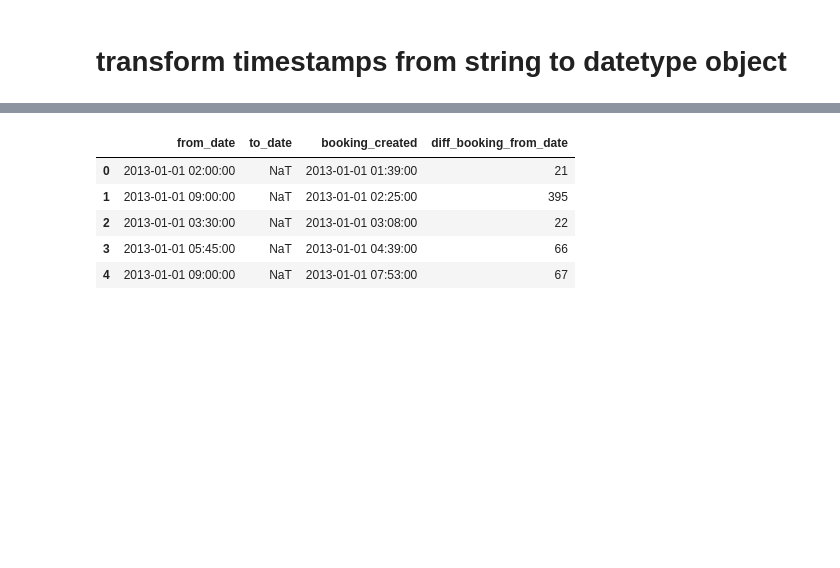
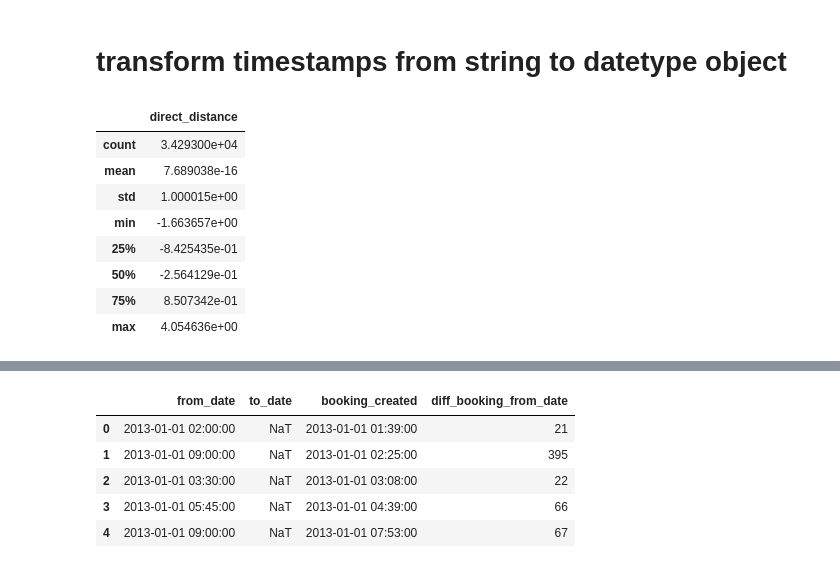
Before and after one commit to Jodahr/CabCancellation, a Jupyter notebook: CabCancellation.ipynb, the cells around one changed output, grey strips where cells are left out. Cells and saved outputs as stored; diff of their text form; code cells hidden in the pictures; blank space fills up the shorter version.

```diff
--- a/CabCancellation.ipynb
+++ b/CabCancellation.ipynb
@@ -156,0 +264,16 @@ class DropColumns(TransformerMixin, NoFit):
+# %%
+dfStandardScaler = DFStandardScaler()
+# %%
+test10 = dfStandardScaler.fit_transform(df[['direct_distance']].dropna())
+# %%
+test10.describe()
+# %% [output]
+|  | direct_distance |
+| count | 3.429300e+04 |
+| mean | 7.689038e-16 |
+| std | 1.000015e+00 |
+| min | -1.663657e+00 |
+| 25% | -8.425435e-01 |
+| 50% | -2.564129e-01 |
+| 75% | 8.507342e-01 |
+| max | 4.054636e+00 |
```
Also changed, not shown: parts of 11 cells of this notebook.
